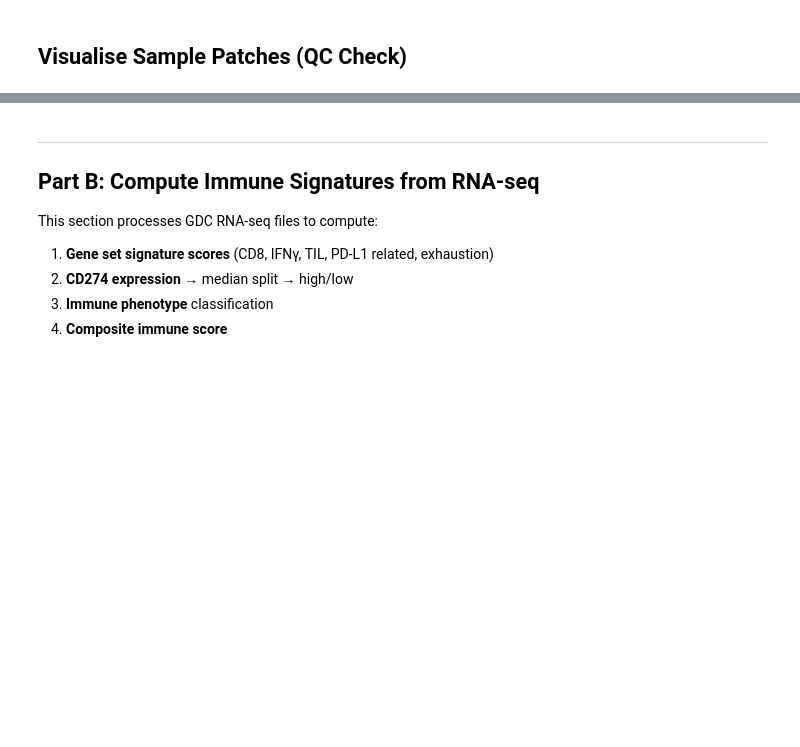
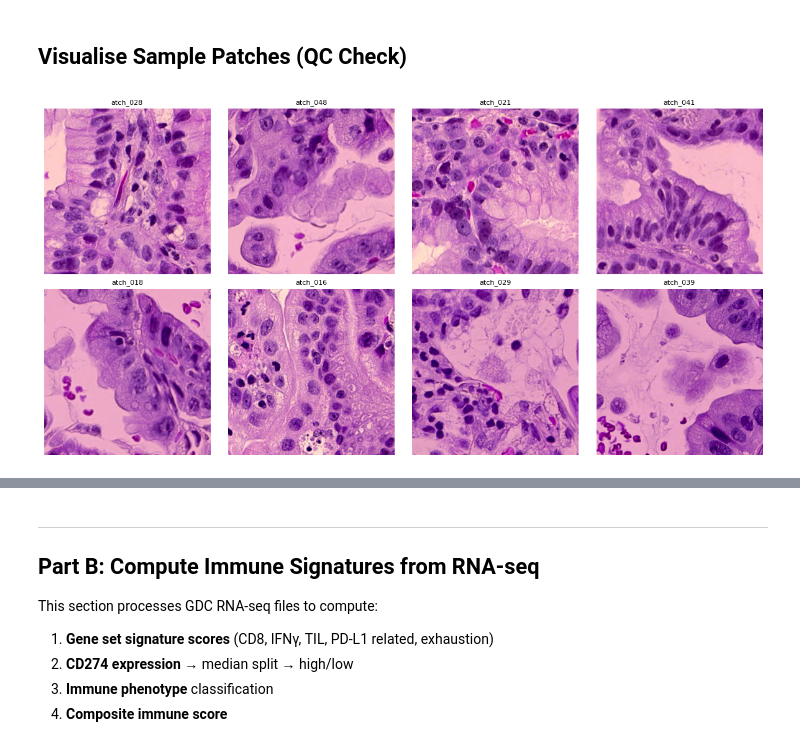
Before and after one commit to HetanshWaghela/immunopath, a Jupyter notebook: colab_run_notebooks/phase_2_colab.ipynb, the cells around one changed output, grey strips where cells are left out. Drawn from its saved outputs; the diff is of its cells as text; code cells hidden in the pictures; blank space fills up the shorter version.

Commit message:
ran phase 2 ; data processed!

```diff
--- a/colab_run_notebooks/phase_2_colab.ipynb
+++ b/colab_run_notebooks/phase_2_colab.ipynb
@@ -746,67 +848,64 @@ print(f"   Manifest: {manifest_path}")
 # %% [markdown]
 ## Visualise Sample Patches (QC Check)
 # %%
-
-# Display some extracted patches to visually verify quality.
-
-import os, glob
+import os
+import glob
+import shutil
 import numpy as np
 from pathlib import Path
-from PIL import Image
+from PIL import Image, ImageFile
 import matplotlib.pyplot as plt
 
-def show_sample_patches(patch_dir, n_patches=8):
-    """Display random sample of extracted patches."""
-    if not os.path.exists(patch_dir):
-        print(f"Patch directory not found: {patch_dir}")
-        return
-    # Find all patch directories
-    slide_dirs = [d for d in os.listdir(patch_dir)
-                  if os.path.isdir(os.path.join(patch_dir, d))]
+ImageFile.LOAD_TRUNCATED_IMAGES = True
 
-    if not slide_dirs:
-        print("No patches to display")
-        return
+DRIVE_PATCH_DIR = "/content/drive/MyDrive/ImmunoPath/data/processed/patches"
+LOCAL_PATCH_DIR = "/content/local_patches"
+SAVE_PATH = "/content/patch_sample.png"
 
-    # Collect patches
-    all_patches = []
-    for sd in slide_dirs:
-        patches = glob.glob(os.path.join(patch_dir, sd, "*.jpg"))
-        all_patches.extend(patches)
+if os.path.exists(LOCAL_PATCH_DIR):
+    shutil.rmtree(LOCAL_PATCH_DIR)
 
-    if not all_patches:
-        print("No patch files found")
-        return
+os.makedirs(LOCAL_PATCH_DIR, exist_ok=True)
 
-    # Sample and display
-    n_show = min(n_patches, len(all_patches))
-    if n_show == 0:
-        print("No patch files found")
-        return
-    indices = np.random.choice(len(all_patches), n_show, replace=False)
+slide_folders = [f.path for f in os.scandir(DRIVE_PATCH_DIR) if f.is_dir()]
 
-    n_cols = min(4, n_show)
-    n_rows = int(np.ceil(n_show / n_cols))
-    fig, axes = plt.subplots(n_rows, n_cols, figsize=(3 * n_cols, 3 * n_rows))
-    axes = np.atleast_1d(axes).flatten()
+if not slide_folders:
+    print("No slide folders found.")
+else:
+    chosen_slide = np.random.choice(slide_folders)
+    patch_files = glob.glob(os.path.join(chosen_slide, "*.jpg"))
 
-    for idx, ax in zip(indices, axes):
-        with Image.open(all_patches[idx]) as img:
-            ax.imshow(img.convert("RGB"))
-        ax.set_title(Path(all_patches[idx]).stem[-10:], fontsize=8)
-        ax.axis('off')
+    if not patch_files:
+        print("No patches found in chosen slide.")
+    else:
+        selected = np.random.choice(patch_files, min(8, len(patch_files)), replace=False)
 
-    for ax in axes[n_show:]:
-        ax.axis('off')
+        for p in selected:
+            shutil.copy2(p, LOCAL_PATCH_DIR)
 
-    plt.suptitle("Sample Extracted Patches (Reinhard Normalized)", fontsize=12)
-    plt.tight_layout()
+        local_patches = glob.glob(os.path.join(LOCAL_PATCH_DIR, "*.jpg"))
 
-    qc_path = f"{PROJECT_DIR}/results/phase2_patch_samples.png"
-    os.makedirs(os.path.dirname(qc_path), exist_ok=True)
-    plt.savefig(qc_path, dpi=150)
-    plt.show()
-    plt.close(fig)
-    print(f"QC image saved to: {qc_path}")
+        n_show = len(local_patches)
+        n_cols = min(4, n_show)
+        n_rows = int(np.ceil(n_show / n_cols))
 
-show_sample_patches(patch_output_dir)
+        fig, axes = plt.subplots(n_rows, n_cols, figsize=(3*n_cols, 3*n_rows))
+        axes = np.atleast_1d(axes).flatten()
+
+        for ax, patch_path in zip(axes, local_patches):
+            with Image.open(patch_path) as img:
+                ax.imshow(img.convert("RGB"))
+            ax.set_title(Path(patch_path).stem[-8:], fontsize=8)
+            ax.axis("off")
+
+        for ax in axes[n_show:]:
+            ax.axis("off")
+
+        plt.tight_layout()
+        plt.savefig(SAVE_PATH, dpi=150)
+        plt.show()
+        plt.close(fig)
+
+        print("Saved QC image to:", SAVE_PATH)
+# %% [output]
+[figure, added]
```
Also changed, not shown: parts of 18 cells of this notebook, 2 other files.
